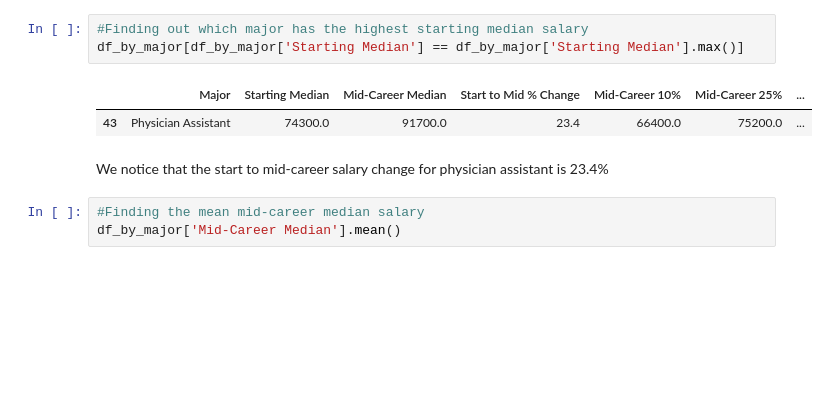
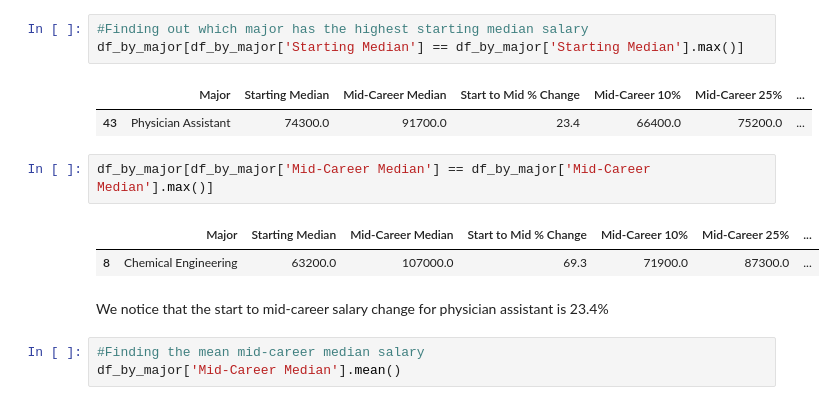
Before and after one commit to anshvnm/Careers, a Jupyter notebook: finalproject.ipynb, the cells around one changed output. Cells and saved outputs as stored; diff of their text form; blank space fills up the shorter version.

```diff
--- a/finalproject.ipynb
+++ b/finalproject.ipynb
@@ -286,6 +284,11 @@ df_by_major[df_by_major['Starting Median'] == df_by_major['Starting Median'].max
 # %% [output]
 |  | Major | Starting Median | Mid-Career Median | Start to Mid % Change | Mid-Career 10% | Mid-Career 25% | ... |
 | 43 | Physician Assistant | 74300.0 | 91700.0 | 23.4 | 66400.0 | 75200.0 | ... |
+# %%
+df_by_major[df_by_major['Mid-Career Median'] == df_by_major['Mid-Career Median'].max()]
+# %% [output]
+|  | Major | Starting Median | Mid-Career Median | Start to Mid % Change | Mid-Career 10% | Mid-Career 25% | ... |
+| 8 | Chemical Engineering | 63200.0 | 107000.0 | 69.3 | 71900.0 | 87300.0 | ... |
 # %% [markdown]
 We notice that the start to mid-career salary change for physician assistant is 23.4%
 # %%
```
Also changed, not shown: parts of 19 cells of this notebook.
